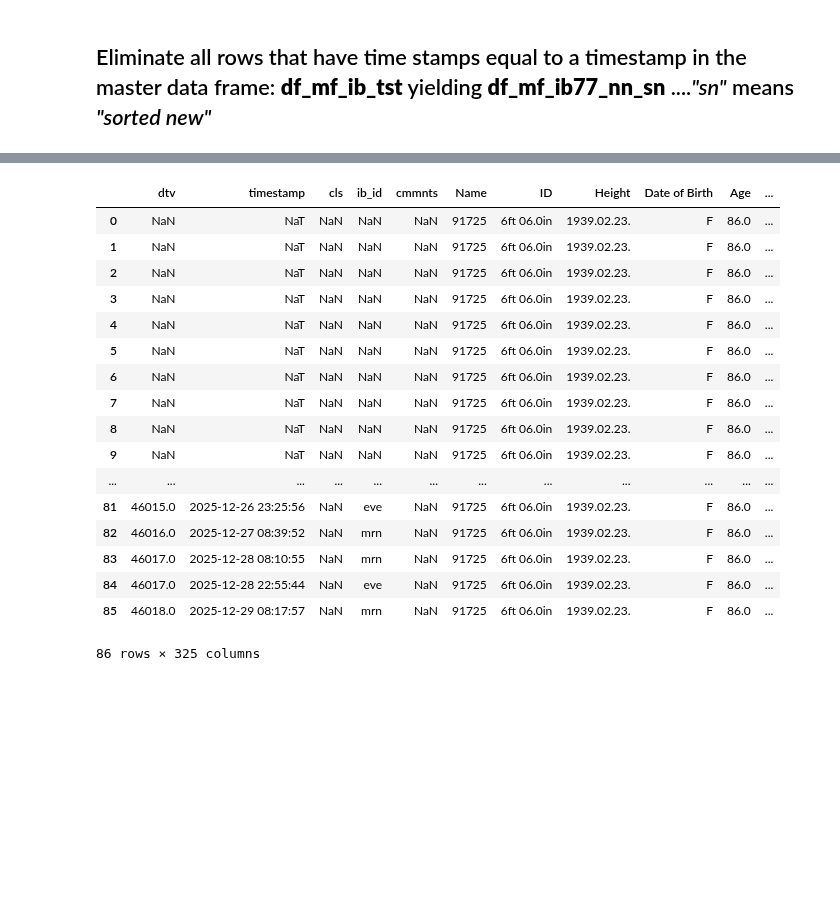
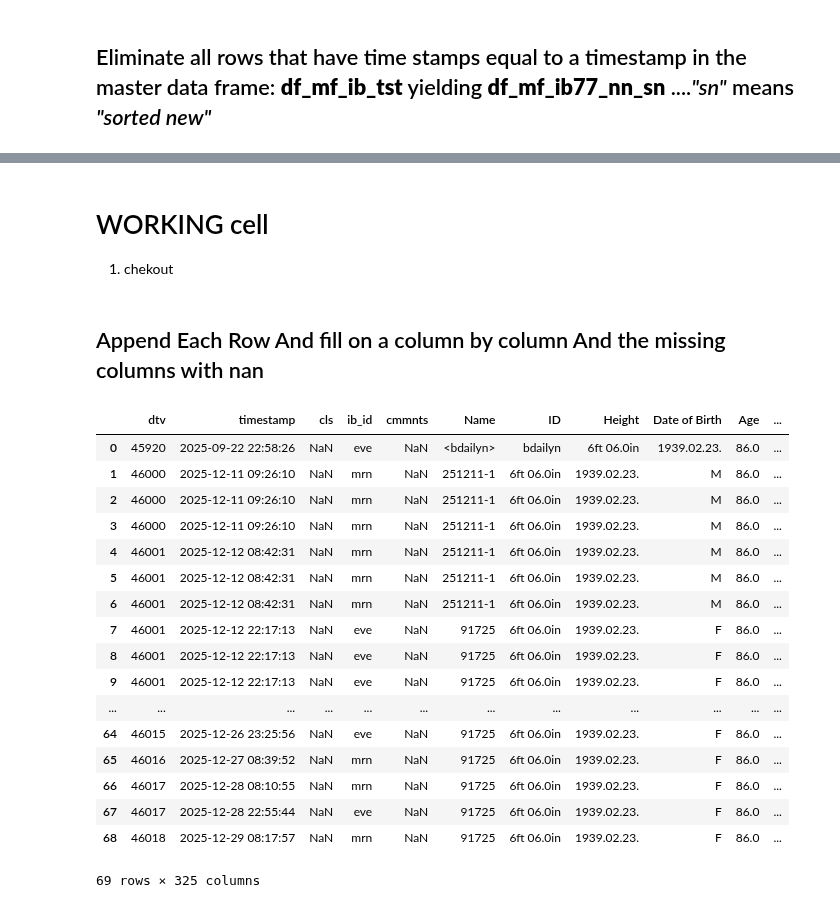
Before and after one commit to 1ratlabs/JL_2, a Jupyter notebook: col_wise_import.ipynb, the cells around one changed output, grey strips where cells are left out. Drawn from its saved outputs; the diff is of its cells as text; code cells hidden in the pictures; blank space fills up the shorter version.

```diff
--- a/col_wise_import.ipynb
+++ b/col_wise_import.ipynb
@@ -480,0 +484,5 @@ df_mf_ib_tst_nn[media_lst]
+# %%
+# def sort_by_timestamp(df_mf_ib_tst_nn):
+df_mf_ib_tst_nn_s = sort_by_timestamp(df_mf_ib_tst_nn)
+# vefify
+df_mf_ib_tst_nn_s
@@ -762,26 +772,31 @@ df_mf_ib77_nn_sn
+# %% [markdown]
+# WORKING cell
+1. chekout
+# %% [markdown]
+## Append Each Row And fill on a column by column And the missing columns with nan
 # %%
 df_mf_ib_tst = append_rows_with_master_schema(
-    df_mf_ib_tst,
+    df_mf_ib_tst_nn_s,
     df_mf_ib77_nn_sn
 )
 # verify
 df_mf_ib_tst
 # %% [output]
 |  | dtv | timestamp | cls | ib_id | cmmnts | Name | ID | Height | Date of Birth | Age | ... |
-| 0 | NaN | NaT | NaN | NaN | NaN | 91725 | 6ft 06.0in | 1939.02.23. | F | 86.0 | ... |
-| 1 | NaN | NaT | NaN | NaN | NaN | 91725 | 6ft 06.0in | 1939.02.23. | F | 86.0 | ... |
-| 2 | NaN | NaT | NaN | NaN | NaN | 91725 | 6ft 06.0in | 1939.02.23. | F | 86.0 | ... |
-| 3 | NaN | NaT | NaN | NaN | NaN | 91725 | 6ft 06.0in | 1939.02.23. | F | 86.0 | ... |
-| 4 | NaN | NaT | NaN | NaN | NaN | 91725 | 6ft 06.0in | 1939.02.23. | F | 86.0 | ... |
-| 5 | NaN | NaT | NaN | NaN | NaN | 91725 | 6ft 06.0in | 1939.02.23. | F | 86.0 | ... |
-| 6 | NaN | NaT | NaN | NaN | NaN | 91725 | 6ft 06.0in | 1939.02.23. | F | 86.0 | ... |
-| 7 | NaN | NaT | NaN | NaN | NaN | 91725 | 6ft 06.0in | 1939.02.23. | F | 86.0 | ... |
-| 8 | NaN | NaT | NaN | NaN | NaN | 91725 | 6ft 06.0in | 1939.02.23. | F | 86.0 | ... |
-| 9 | NaN | NaT | NaN | NaN | NaN | 91725 | 6ft 06.0in | 1939.02.23. | F | 86.0 | ... |
+| 0 | 45920 | 2025-09-22 22:58:26 | NaN | eve | NaN | <bdailyn> | bdailyn | 6ft 06.0in | 1939.02.23. | 86.0 | ... |
+| 1 | 46000 | 2025-12-11 09:26:10 | NaN | mrn | NaN | 251211-1 | 6ft 06.0in | 1939.02.23. | M | 86.0 | ... |
+| 2 | 46000 | 2025-12-11 09:26:10 | NaN | mrn | NaN | 251211-1 | 6ft 06.0in | 1939.02.23. | M | 86.0 | ... |
+| 3 | 46000 | 2025-12-11 09:26:10 | NaN | mrn | NaN | 251211-1 | 6ft 06.0in | 1939.02.23. | M | 86.0 | ... |
+| 4 | 46001 | 2025-12-12 08:42:31 | NaN | mrn | NaN | 251211-1 | 6ft 06.0in | 1939.02.23. | M | 86.0 | ... |
+| 5 | 46001 | 2025-12-12 08:42:31 | NaN | mrn | NaN | 251211-1 | 6ft 06.0in | 1939.02.23. | M | 86.0 | ... |
+| 6 | 46001 | 2025-12-12 08:42:31 | NaN | mrn | NaN | 251211-1 | 6ft 06.0in | 1939.02.23. | M | 86.0 | ... |
+| 7 | 46001 | 2025-12-12 22:17:13 | NaN | eve | NaN | 91725 | 6ft 06.0in | 1939.02.23. | F | 86.0 | ... |
+| 8 | 46001 | 2025-12-12 22:17:13 | NaN | eve | NaN | 91725 | 6ft 06.0in | 1939.02.23. | F | 86.0 | ... |
+| 9 | 46001 | 2025-12-12 22:17:13 | NaN | eve | NaN | 91725 | 6ft 06.0in | 1939.02.23. | F | 86.0 | ... |
 | ... | ... | ... | ... | ... | ... | ... | ... | ... | ... | ... | ... |
-| 81 | 46015.0 | 2025-12-26 23:25:56 | NaN | eve | NaN | 91725 | 6ft 06.0in | 1939.02.23. | F | 86.0 | ... |
-| 82 | 46016.0 | 2025-12-27 08:39:52 | NaN | mrn | NaN | 91725 | 6ft 06.0in | 1939.02.23. | F | 86.0 | ... |
-| 83 | 46017.0 | 2025-12-28 08:10:55 | NaN | mrn | NaN | 91725 | 6ft 06.0in | 1939.02.23. | F | 86.0 | ... |
-| 84 | 46017.0 | 2025-12-28 22:55:44 | NaN | eve | NaN | 91725 | 6ft 06.0in | 1939.02.23. | F | 86.0 | ... |
-| 85 | 46018.0 | 2025-12-29 08:17:57 | NaN | mrn | NaN | 91725 | 6ft 06.0in | 1939.02.23. | F | 86.0 | ... |
+| 64 | 46015 | 2025-12-26 23:25:56 | NaN | eve | NaN | 91725 | 6ft 06.0in | 1939.02.23. | F | 86.0 | ... |
+| 65 | 46016 | 2025-12-27 08:39:52 | NaN | mrn | NaN | 91725 | 6ft 06.0in | 1939.02.23. | F | 86.0 | ... |
+| 66 | 46017 | 2025-12-28 08:10:55 | NaN | mrn | NaN | 91725 | 6ft 06.0in | 1939.02.23. | F | 86.0 | ... |
+| 67 | 46017 | 2025-12-28 22:55:44 | NaN | eve | NaN | 91725 | 6ft 06.0in | 1939.02.23. | F | 86.0 | ... |
+| 68 | 46018 | 2025-12-29 08:17:57 | NaN | mrn | NaN | 91725 | 6ft 06.0in | 1939.02.23. | F | 86.0 | ... |
-86 rows × 325 columns
+69 rows × 325 columns
```
Also changed, not shown: parts of 13 cells of this notebook.
